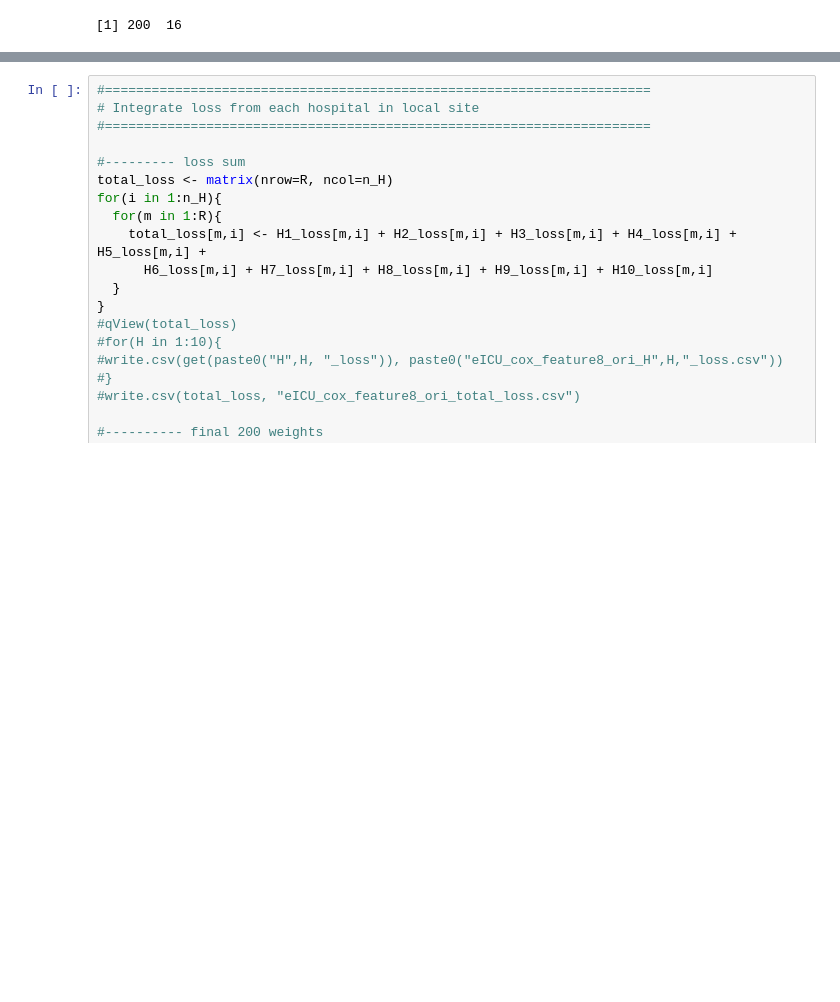
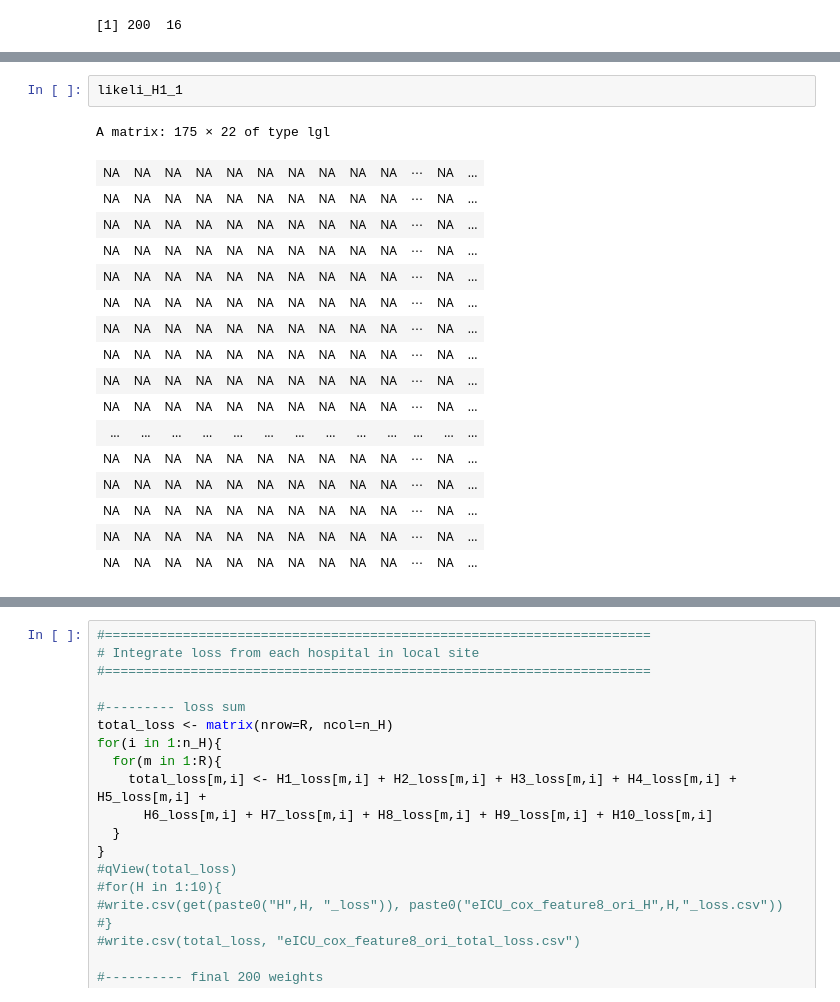
Before and after one commit to gememy85/wicox, a Jupyter notebook: cox_eICU_loss_v3_parameter_VARwt_200904.ipynb, the cells around one changed output, grey strips where cells are left out. Cells and saved outputs as stored; diff of their text form; blank space fills up the shorter version.

```diff
--- a/cox_eICU_loss_v3_parameter_VARwt_200904.ipynb
+++ b/cox_eICU_loss_v3_parameter_VARwt_200904.ipynb
@@ -573,0 +397,20 @@ for(H in 1:n_H){
+# %%
+likeli_H1_1
+# %% [output]
+A matrix: 175 × 22 of type lgl
+| NA | NA | NA | NA | NA | NA | NA | NA | NA | NA | ⋯ | NA | ... |
+| NA | NA | NA | NA | NA | NA | NA | NA | NA | NA | ⋯ | NA | ... |
+| NA | NA | NA | NA | NA | NA | NA | NA | NA | NA | ⋯ | NA | ... |
+| NA | NA | NA | NA | NA | NA | NA | NA | NA | NA | ⋯ | NA | ... |
+| NA | NA | NA | NA | NA | NA | NA | NA | NA | NA | ⋯ | NA | ... |
+| NA | NA | NA | NA | NA | NA | NA | NA | NA | NA | ⋯ | NA | ... |
+| NA | NA | NA | NA | NA | NA | NA | NA | NA | NA | ⋯ | NA | ... |
+| NA | NA | NA | NA | NA | NA | NA | NA | NA | NA | ⋯ | NA | ... |
+| NA | NA | NA | NA | NA | NA | NA | NA | NA | NA | ⋯ | NA | ... |
+| NA | NA | NA | NA | NA | NA | NA | NA | NA | NA | ⋯ | NA | ... |
+| ... | ... | ... | ... | ... | ... | ... | ... | ... | ... | ... | ... | ... |
+| NA | NA | NA | NA | NA | NA | NA | NA | NA | NA | ⋯ | NA | ... |
+| NA | NA | NA | NA | NA | NA | NA | NA | NA | NA | ⋯ | NA | ... |
+| NA | NA | NA | NA | NA | NA | NA | NA | NA | NA | ⋯ | NA | ... |
+| NA | NA | NA | NA | NA | NA | NA | NA | NA | NA | ⋯ | NA | ... |
+| NA | NA | NA | NA | NA | NA | NA | NA | NA | NA | ⋯ | NA | ... |
```
Also changed, not shown: parts of 16 cells of this notebook, 7 other files.
